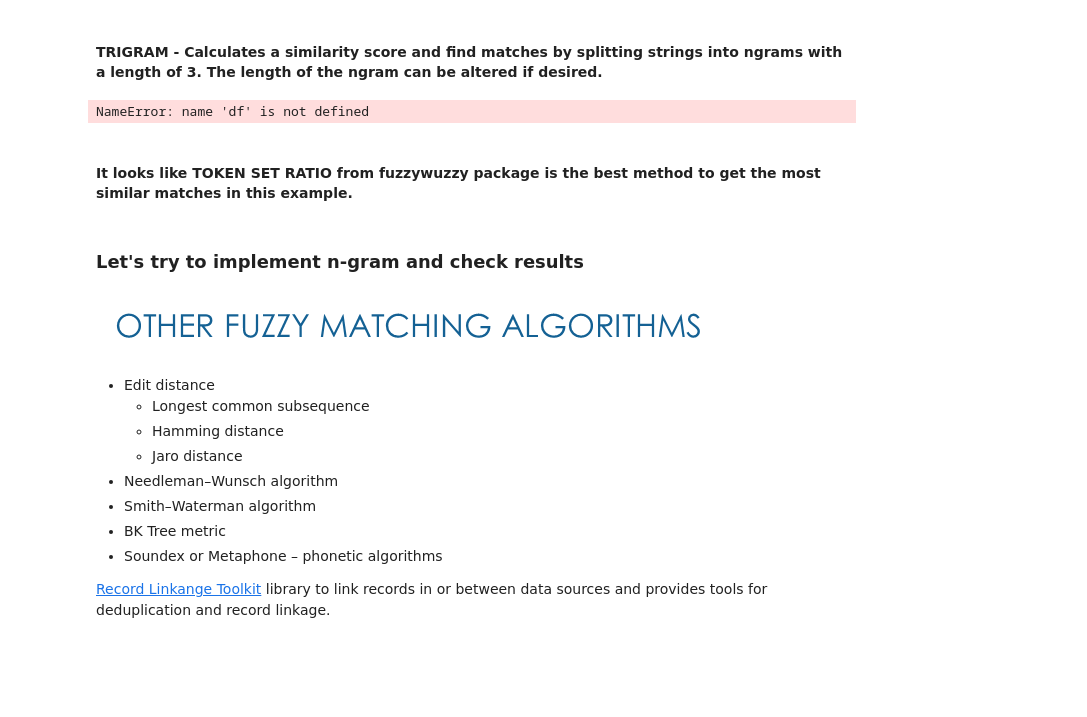
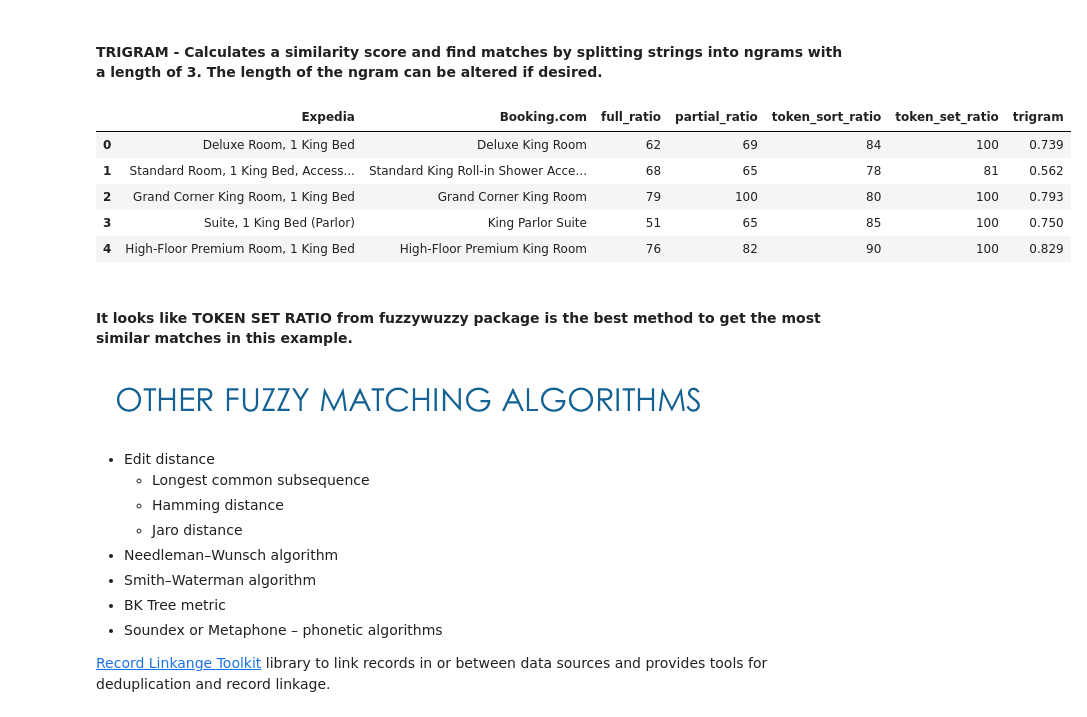
Before and after one commit to madhurima-nath/nlp_fuzzy_match_algorithms, a Jupyter notebook: fuzzy matching algorithm.ipynb, the cells around one changed output. Cells and saved outputs as stored; diff of their text form; code cells hidden in the pictures; blank space fills up the shorter version.

```diff
--- a/fuzzy matching algorithm.ipynb
+++ b/fuzzy matching algorithm.ipynb
@@ -398,5 +406,5 @@ import pandas as pd
 from fuzzywuzzy import fuzz
 from fuzzy_match import algorithims
 # %%
-df = pd.read_csv('room_type.csv')
+data_df = pd.read_csv('room_type.csv')
 # %%
@@ -468,17 +483,20 @@ def get_trigram_value(row):
     col1 = row['Expedia']
     col2 = row['Booking.com']
 
-    return algorithims.trigram(col1, col2)
+    return round(algorithims.trigram(col1, col2), 3)
 # %%
-df['full_ratio'] = df.apply(get_ratio, axis=1)
-df['partial_ratio'] = df.apply(get_partial_ratio, axis=1)
-df['token_sort_ratio'] = df.apply(get_token_sort_ratio, axis=1)
-df['token_set_ratio'] = df.apply(get_token_set_ratio, axis=1)
-df['trigram'] = df.apply(get_trigram_value, axis=1)
-df.head()
+data_df['full_ratio'] = data_df.apply(get_ratio, axis=1)
+data_df['partial_ratio'] = data_df.apply(get_partial_ratio, axis=1)
+data_df['token_sort_ratio'] = data_df.apply(get_token_sort_ratio, axis=1)
+data_df['token_set_ratio'] = data_df.apply(get_token_set_ratio, axis=1)
+data_df['trigram'] = data_df.apply(get_trigram_value, axis=1)
+data_df.head()
 # %% [output]
-NameError: name 'df' is not defined
+|  | Expedia | Booking.com | full_ratio | partial_ratio | token_sort_ratio | token_set_ratio | trigram |
+| 0 | Deluxe Room, 1 King Bed | Deluxe King Room | 62 | 69 | 84 | 100 | 0.739 |
+| 1 | Standard Room, 1 King Bed, Access... | Standard King Roll-in Shower Acce... | 68 | 65 | 78 | 81 | 0.562 |
+| 2 | Grand Corner King Room, 1 King Bed | Grand Corner King Room | 79 | 100 | 80 | 100 | 0.793 |
+| 3 | Suite, 1 King Bed (Parlor) | King Parlor Suite | 51 | 65 | 85 | 100 | 0.750 |
+| 4 | High-Floor Premium Room, 1 King Bed | High-Floor Premium King Room | 76 | 82 | 90 | 100 | 0.829 |
 # %% [markdown]
 ####  It looks like TOKEN SET RATIO from fuzzywuzzy package is the best method to get the most similar matches in this example.
-# %% [markdown]
-### Let's try to implement n-gram and check results
```
Also changed, not shown: parts of 6 cells of this notebook.
